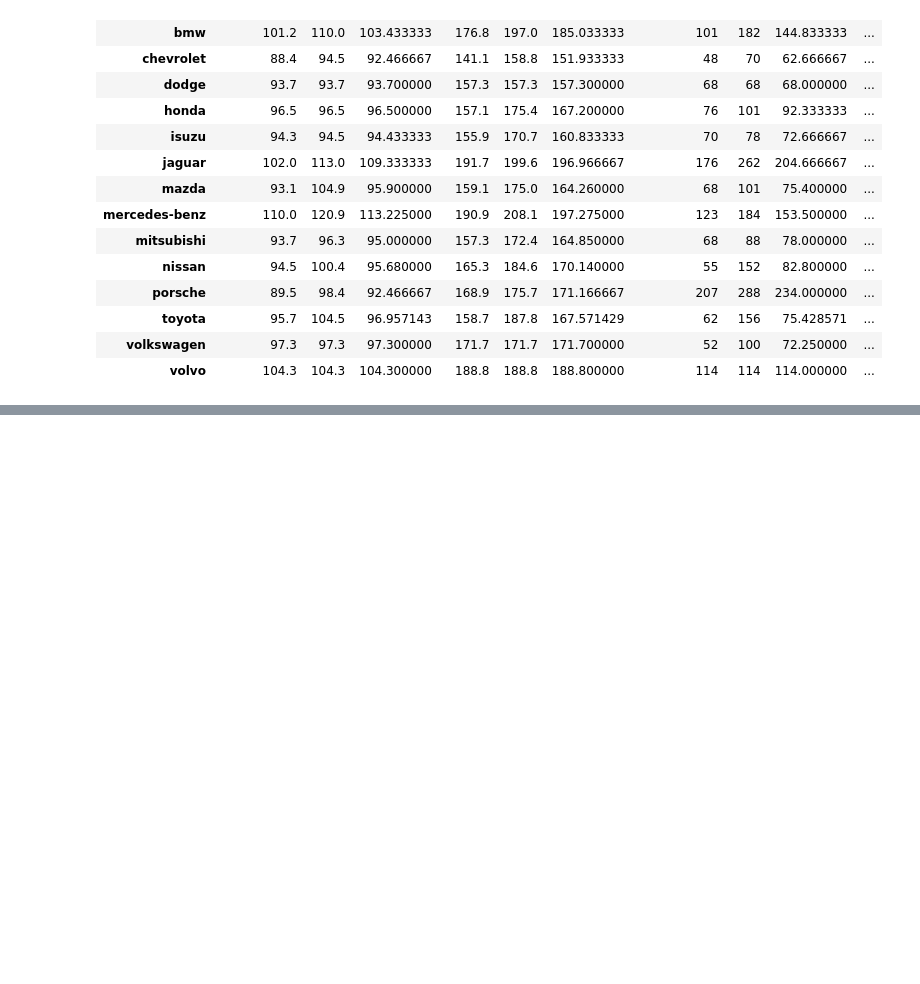
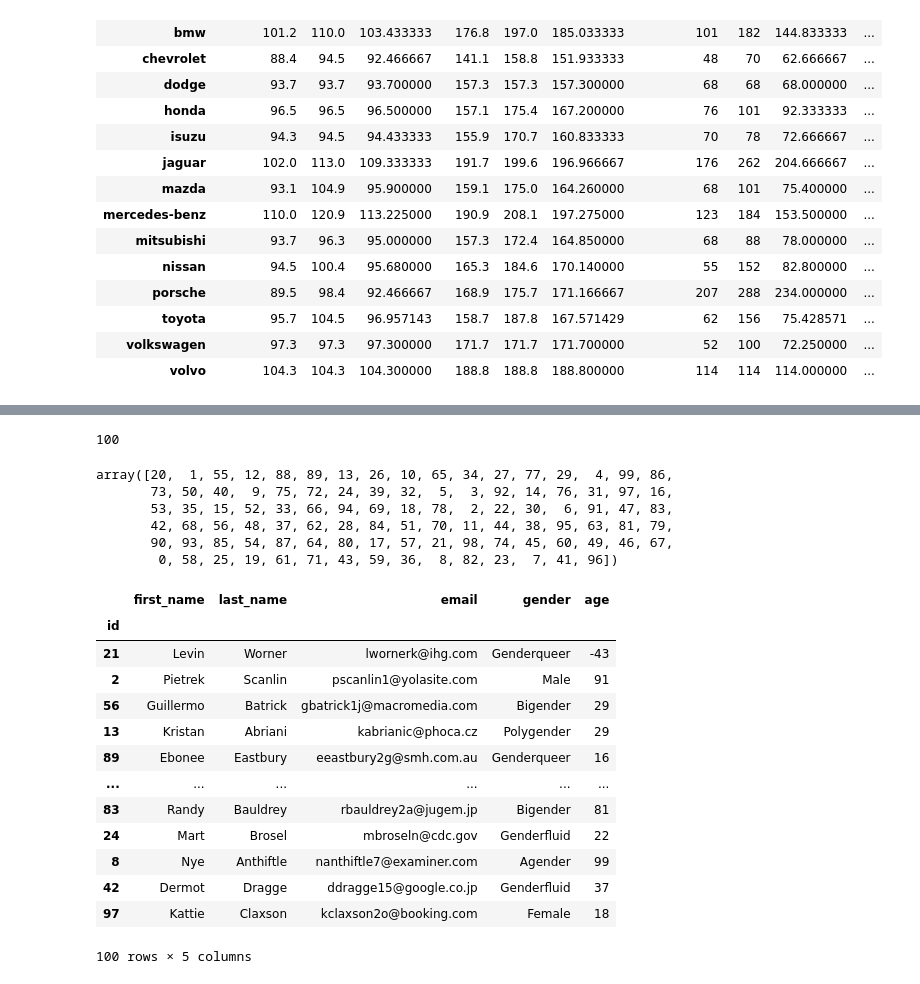
Before and after one commit to Ahmadjon0125/Mohirdev_lessons, a Jupyter notebook: 04.Ma'lumotlarga ishlov berish. Ma'lumotlarni tayyorlash/02.Guruhlash.ipynb, the cells around one changed output, grey strips where cells are left out. Cells and saved outputs as stored; diff of their text form; code cells hidden in the pictures; blank space fills up the shorter version.

```diff
--- a/04.Ma'lumotlarga ishlov berish. Ma'lumotlarni tayyorlash/02.Guruhlash.ipynb
+++ b/04.Ma'lumotlarga ishlov berish. Ma'lumotlarni tayyorlash/02.Guruhlash.ipynb
@@ -340,0 +485,3 @@ df.select_dtypes(include='number').groupby(df['company']).agg([min, max, lambda
+# %%
+df = pd.read_csv("https://github.com/anvarnarz/praktikum_datasets/raw/main/MOCK_USER_DATA.csv", index_col=0)
+df.head()
@@ -340,0 +496,31 @@ df.select_dtypes(include='number').groupby(df['company']).agg([min, max, lambda
+# %%
+len(df)
+# %% [output]
+100
+# %%
+randlist = np.random.permutation(100)
+randlist
+# %% [output]
+array([20,  1, 55, 12, 88, 89, 13, 26, 10, 65, 34, 27, 77, 29,  4, 99, 86,
+       73, 50, 40,  9, 75, 72, 24, 39, 32,  5,  3, 92, 14, 76, 31, 97, 16,
+       53, 35, 15, 52, 33, 66, 94, 69, 18, 78,  2, 22, 30,  6, 91, 47, 83,
+       42, 68, 56, 48, 37, 62, 28, 84, 51, 70, 11, 44, 38, 95, 63, 81, 79,
+       90, 93, 85, 54, 87, 64, 80, 17, 57, 21, 98, 74, 45, 60, 49, 46, 67,
+        0, 58, 25, 19, 61, 71, 43, 59, 36,  8, 82, 23,  7, 41, 96])
+# %%
+df.take(randlist)
+# %% [output]
+|  | first_name | last_name | email | gender | age |
+| id |  |  |  |  |  |
+| 21 | Levin | Worner | lwornerk@ihg.com | Genderqueer | -43 |
+| 2 | Pietrek | Scanlin | pscanlin1@yolasite.com | Male | 91 |
+| 56 | Guillermo | Batrick | gbatrick1j@macromedia.com | Bigender | 29 |
+| 13 | Kristan | Abriani | kabrianic@phoca.cz | Polygender | 29 |
+| 89 | Ebonee | Eastbury | eeastbury2g@smh.com.au | Genderqueer | 16 |
+| ... | ... | ... | ... | ... | ... |
+| 83 | Randy | Bauldrey | rbauldrey2a@jugem.jp | Bigender | 81 |
+| 24 | Mart | Brosel | mbroseln@cdc.gov | Genderfluid | 22 |
+| 8 | Nye | Anthiftle | nanthiftle7@examiner.com | Agender | 99 |
+| 42 | Dermot | Dragge | ddragge15@google.co.jp | Genderfluid | 37 |
+| 97 | Kattie | Claxson | kclaxson2o@booking.com | Female | 18 |
+100 rows × 5 columns
```
Also changed, not shown: parts of 17 cells of this notebook.
